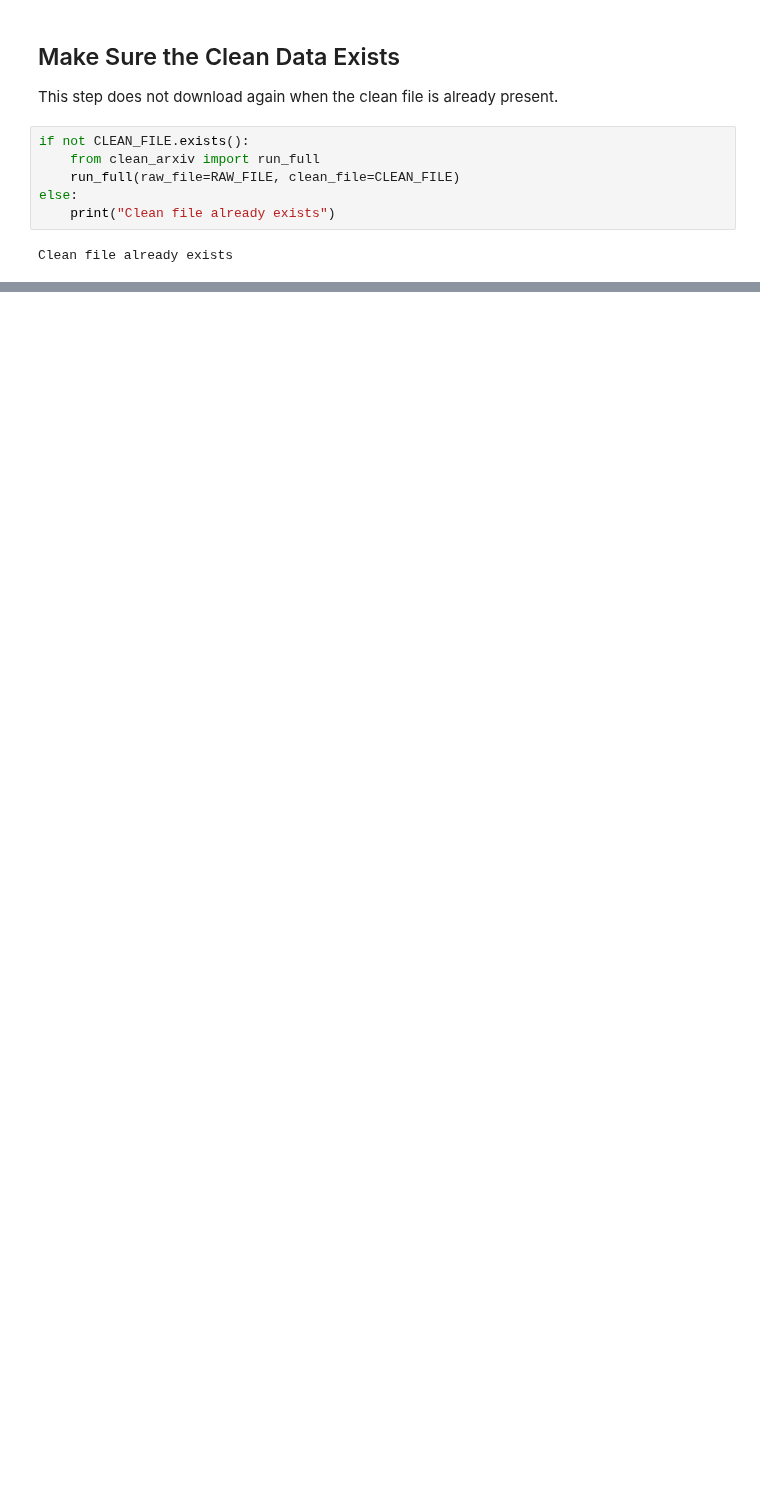
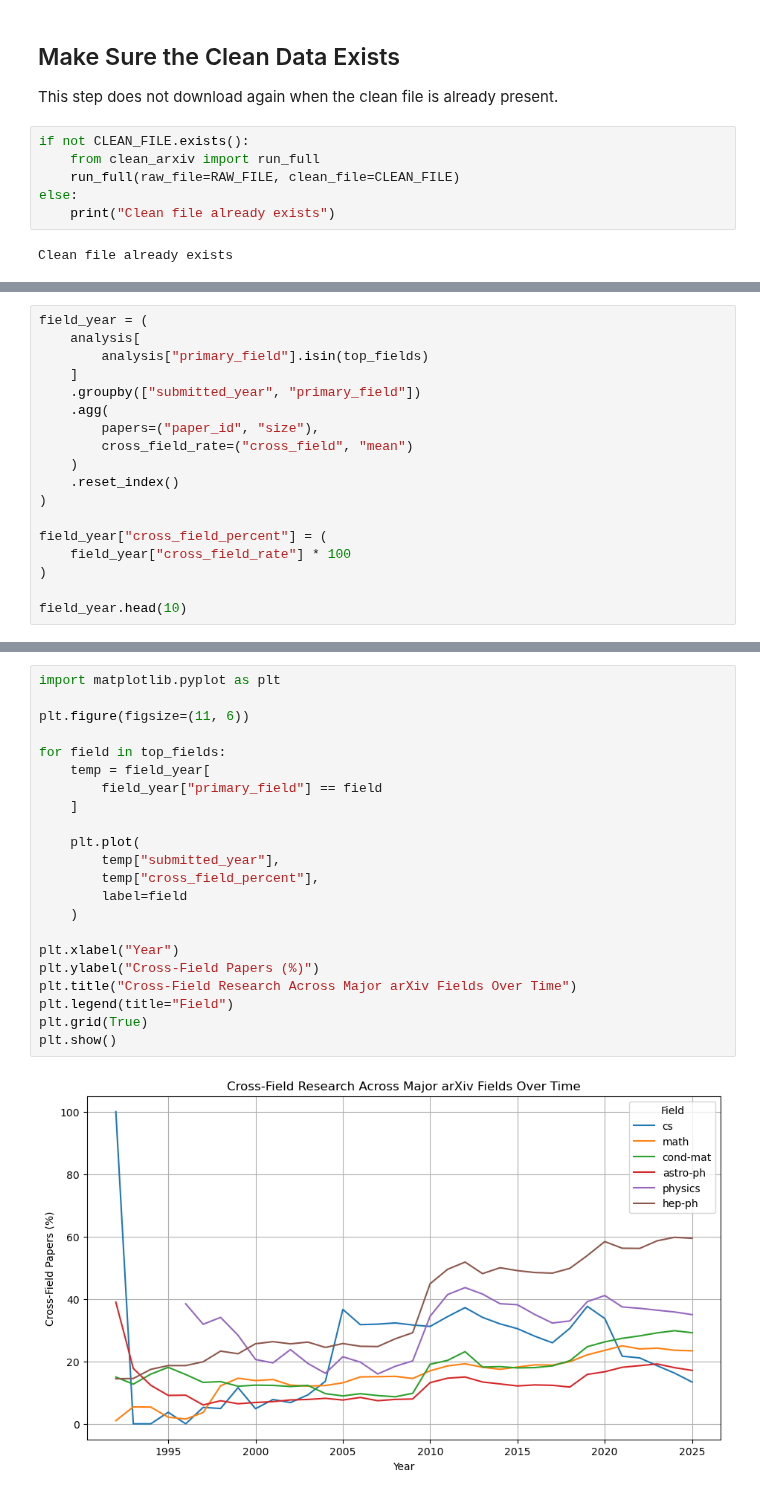
Before and after one commit to csci4491/applied_ds_capstone, a Jupyter notebook: notebooks/2_arxiv_collaboration.ipynb, the cells around one changed output, grey strips where cells are left out. Cells and saved outputs as stored; diff of their text form; blank space fills up the shorter version.

```diff
--- a/notebooks/2_arxiv_collaboration.ipynb
+++ b/notebooks/2_arxiv_collaboration.ipynb
@@ -46,0 +225,18 @@ Clean file already exists
+# %%
+field_year = (
+    analysis[
+        analysis["primary_field"].isin(top_fields)
+    ]
+    .groupby(["submitted_year", "primary_field"])
+    .agg(
+        papers=("paper_id", "size"),
+        cross_field_rate=("cross_field", "mean")
+    )
+    .reset_index()
+)
+
+field_year["cross_field_percent"] = (
+    field_year["cross_field_rate"] * 100
+)
+
+field_year.head(10)
@@ -46,0 +255,24 @@ Clean file already exists
+# %%
+import matplotlib.pyplot as plt
+
+plt.figure(figsize=(11, 6))
+
+for field in top_fields:
+    temp = field_year[
+        field_year["primary_field"] == field
+    ]
+
+    plt.plot(
+        temp["submitted_year"],
+        temp["cross_field_percent"],
+        label=field
+    )
+
+plt.xlabel("Year")
+plt.ylabel("Cross-Field Papers (%)")
+plt.title("Cross-Field Research Across Major arXiv Fields Over Time")
+plt.legend(title="Field")
+plt.grid(True)
+plt.show()
+# %% [output]
+[figure, added]
```
Also changed, not shown: parts of 25 cells of this notebook, 1 other file.
